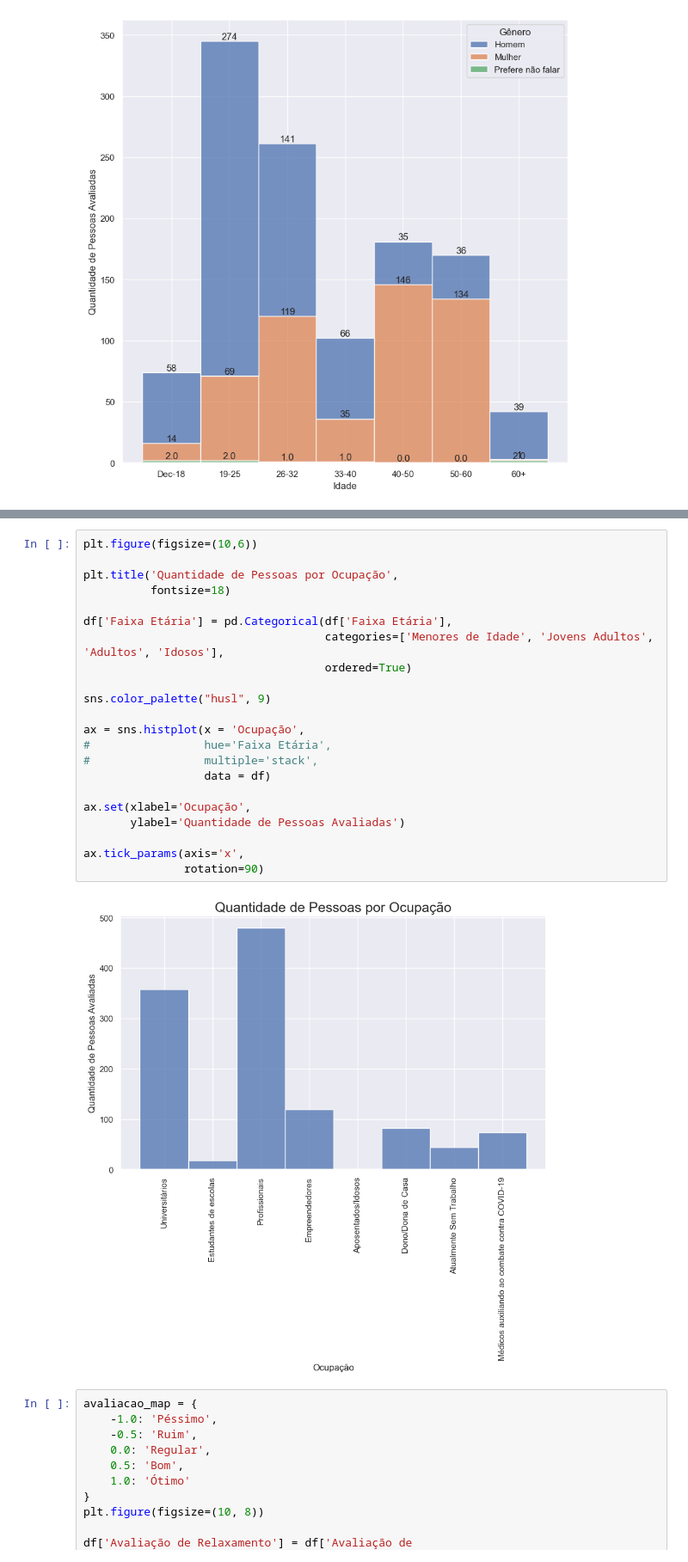
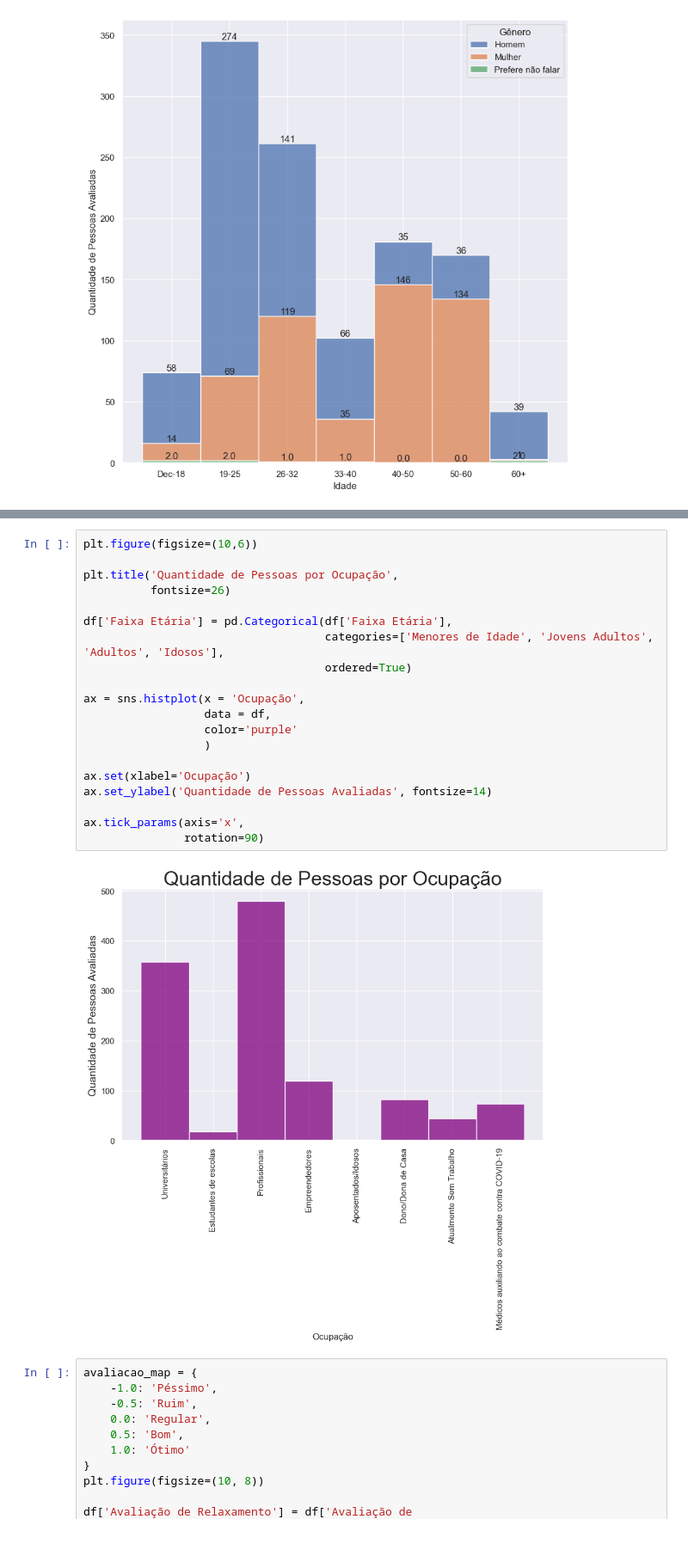
Before and after one commit to akira-gabriel/Covid-Psycological-Effects-of-COVID, a Jupyter notebook: Psycological Effects of COVID.ipynb, the cells around one changed output, grey strips where cells are left out. Shown at 86% size. Drawn from its saved outputs; the diff is of its cells as text.

```diff
--- a/Psycological Effects of COVID.ipynb
+++ b/Psycological Effects of COVID.ipynb
@@ -375,27 +363,25 @@ Name: count, dtype: int64
 # %%
 plt.figure(figsize=(10,6))
 
 plt.title('Quantidade de Pessoas por Ocupação',
-          fontsize=18)
+          fontsize=26)
 
 df['Faixa Etária'] = pd.Categorical(df['Faixa Etária'],
                                     categories=['Menores de Idade', 'Jovens Adultos', 'Adultos', 'Idosos'],
                                     ordered=True)
 
-sns.color_palette("husl", 9)
+ax = sns.histplot(x = 'Ocupação',
+                  data = df,
+                  color='purple'
+                  )
 
-ax = sns.histplot(x = 'Ocupação',
-#                 hue='Faixa Etária',
-#                 multiple='stack',
-                  data = df)
-
-ax.set(xlabel='Ocupação',
-       ylabel='Quantidade de Pessoas Avaliadas')
+ax.set(xlabel='Ocupação')
+ax.set_ylabel('Quantidade de Pessoas Avaliadas', fontsize=14)
 
 ax.tick_params(axis='x',
                rotation=90)
 # %% [output]
-[figure, old version]
+[figure, new version]
 # %%
 avaliacao_map = {
     -1.0: 'Péssimo',
```
Also changed, not shown: parts of 1 cell of this notebook.
